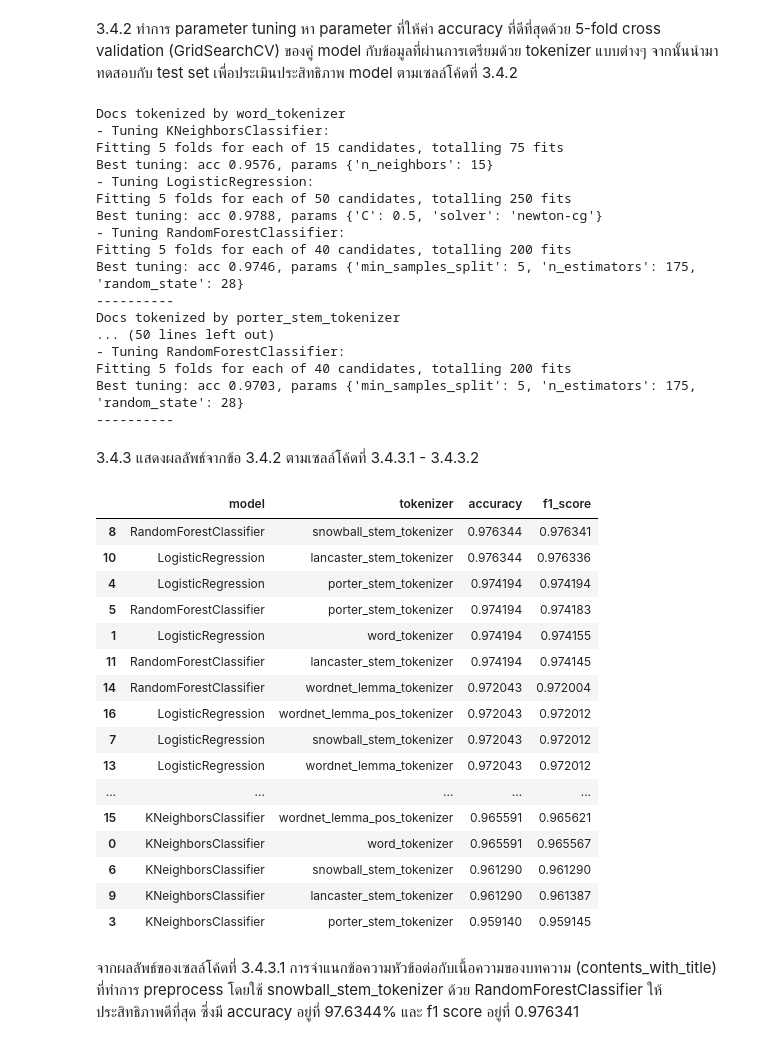
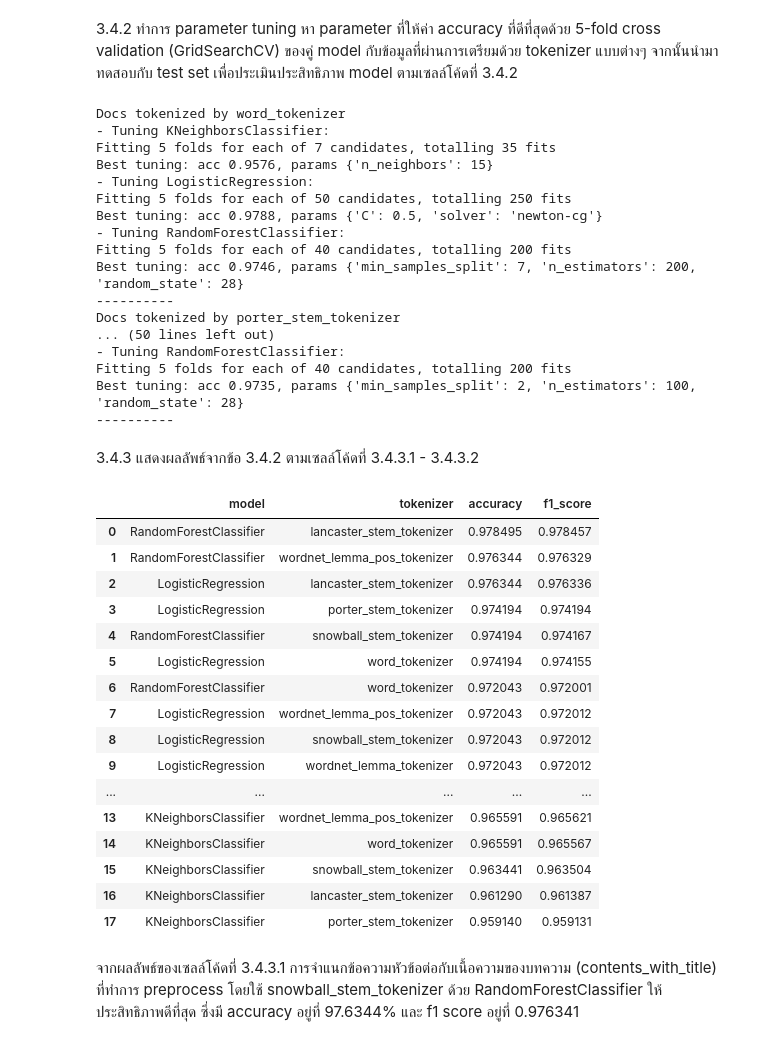
Before and after one commit to tjthanapat/ds4biz-assignment-2, a Jupyter notebook: Task 1 - News Classification/task1.ipynb, the cells around one changed output. Drawn from its saved outputs; the diff is of its cells as text; code cells hidden in the pictures.

```diff
--- a/Task 1 - News Classification/task1.ipynb
+++ b/Task 1 - News Classification/task1.ipynb
@@ -957,7 +957,7 @@ Vectorizing with wordnet_lemma_pos_tokenizer
 models = [
     {
         "model": KNeighborsClassifier(),
-        "params": {"n_neighbors": list(range(1, 16))}
+        "params": {"n_neighbors": list(range(3, 16, 2))}
     },
     {
         "model": LogisticRegression(),
@@ -1095,7 +1095,7 @@ result_df[['tokenizer','model','accuracy','f1_score']] \
 models = [
     {
         "model": KNeighborsClassifier(),
-        "params": {"n_neighbors": list(range(1, 16))}
+        "params": {"n_neighbors": list(range(3, 16, 2))}
     },
     {
         "model": LogisticRegression(),
@@ -1160,48 +1160,48 @@ for tokenizer_name, X in contents_with_title_X.items():
 # %% [output]
 Docs tokenized by word_tokenizer
 - Tuning KNeighborsClassifier:
-Fitting 5 folds for each of 15 candidates, totalling 75 fits
+Fitting 5 folds for each of 7 candidates, totalling 35 fits
 Best tuning: acc 0.9576, params {'n_neighbors': 15}
 - Tuning LogisticRegression:
 Fitting 5 folds for each of 50 candidates, totalling 250 fits
 Best tuning: acc 0.9788, params {'C': 0.5, 'solver': 'newton-cg'}
 - Tuning RandomForestClassifier:
 Fitting 5 folds for each of 40 candidates, totalling 200 fits
-Best tuning: acc 0.9746, params {'min_samples_split': 5, 'n_estimators': 175, 'random_state': 28}
+Best tuning: acc 0.9746, params {'min_samples_split': 7, 'n_estimators': 200, 'random_state': 28}
 ----------
 Docs tokenized by porter_stem_tokenizer
 ... (50 lines left out)
 - Tuning RandomForestClassifier:
 Fitting 5 folds for each of 40 candidates, totalling 200 fits
-Best tuning: acc 0.9703, params {'min_samples_split': 5, 'n_estimators': 175, 'random_state': 28}
+Best tuning: acc 0.9735, params {'min_samples_split': 2, 'n_estimators': 100, 'random_state': 28}
 ----------
 # %% [markdown]
 3.4.3 แสดงผลลัพธ์จากข้อ 3.4.2 ตามเซลล์โค้ดที่ 3.4.3.1 - 3.4.3.2
 # %%
 ### Code Cell 3.4.3.1 ###
 
 result_df = pd.DataFrame(results2)
 
 result_df[['model','tokenizer','accuracy','f1_score']] \
-    .sort_values(by=['accuracy'], ascending=False)
+    .sort_values(by=['accuracy'], ascending=False).reset_index(drop=True)
 # %% [output]
 |  | model | tokenizer | accuracy | f1_score |
-| 8 | RandomForestClassifier | snowball_stem_tokenizer | 0.976344 | 0.976341 |
-| 10 | LogisticRegression | lancaster_stem_tokenizer | 0.976344 | 0.976336 |
-| 4 | LogisticRegression | porter_stem_tokenizer | 0.974194 | 0.974194 |
-| 5 | RandomForestClassifier | porter_stem_tokenizer | 0.974194 | 0.974183 |
-| 1 | LogisticRegression | word_tokenizer | 0.974194 | 0.974155 |
-| 11 | RandomForestClassifier | lancaster_stem_tokenizer | 0.974194 | 0.974145 |
-| 14 | RandomForestClassifier | wordnet_lemma_tokenizer | 0.972043 | 0.972004 |
-| 16 | LogisticRegression | wordnet_lemma_pos_tokenizer | 0.972043 | 0.972012 |
-| 7 | LogisticRegression | snowball_stem_tokenizer | 0.972043 | 0.972012 |
-| 13 | LogisticRegression | wordnet_lemma_tokenizer | 0.972043 | 0.972012 |
+| 0 | RandomForestClassifier | lancaster_stem_tokenizer | 0.978495 | 0.978457 |
+| 1 | RandomForestClassifier | wordnet_lemma_pos_tokenizer | 0.976344 | 0.976329 |
+| 2 | LogisticRegression | lancaster_stem_tokenizer | 0.976344 | 0.976336 |
+| 3 | LogisticRegression | porter_stem_tokenizer | 0.974194 | 0.974194 |
+| 4 | RandomForestClassifier | snowball_stem_tokenizer | 0.974194 | 0.974167 |
+| 5 | LogisticRegression | word_tokenizer | 0.974194 | 0.974155 |
+| 6 | RandomForestClassifier | word_tokenizer | 0.972043 | 0.972001 |
+| 7 | LogisticRegression | wordnet_lemma_pos_tokenizer | 0.972043 | 0.972012 |
+| 8 | LogisticRegression | snowball_stem_tokenizer | 0.972043 | 0.972012 |
+| 9 | LogisticRegression | wordnet_lemma_tokenizer | 0.972043 | 0.972012 |
 | ... | ... | ... | ... | ... |
-| 15 | KNeighborsClassifier | wordnet_lemma_pos_tokenizer | 0.965591 | 0.965621 |
-| 0 | KNeighborsClassifier | word_tokenizer | 0.965591 | 0.965567 |
-| 6 | KNeighborsClassifier | snowball_stem_tokenizer | 0.961290 | 0.961290 |
-| 9 | KNeighborsClassifier | lancaster_stem_tokenizer | 0.961290 | 0.961387 |
-| 3 | KNeighborsClassifier | porter_stem_tokenizer | 0.959140 | 0.959145 |
+| 13 | KNeighborsClassifier | wordnet_lemma_pos_tokenizer | 0.965591 | 0.965621 |
+| 14 | KNeighborsClassifier | word_tokenizer | 0.965591 | 0.965567 |
+| 15 | KNeighborsClassifier | snowball_stem_tokenizer | 0.963441 | 0.963504 |
+| 16 | KNeighborsClassifier | lancaster_stem_tokenizer | 0.961290 | 0.961387 |
+| 17 | KNeighborsClassifier | porter_stem_tokenizer | 0.959140 | 0.959131 |
 # %% [markdown]
 จากผลลัพธ์ของเซลล์โค้ดที่ 3.4.3.1 การจำแนกข้อความหัวข้อต่อกับเนื้อความของบทความ (contents_with_title) ที่ทำการ preprocess โดยใช้ snowball_stem_tokenizer ด้วย RandomForestClassifier ให้ประสิทธิภาพดีที่สุด ซึ่งมี accuracy อยู่ที่ 97.6344% และ f1 score อยู่ที่ 0.976341
 # %%
```
Also changed, not shown: parts of 12 cells of this notebook, 1 other file.
